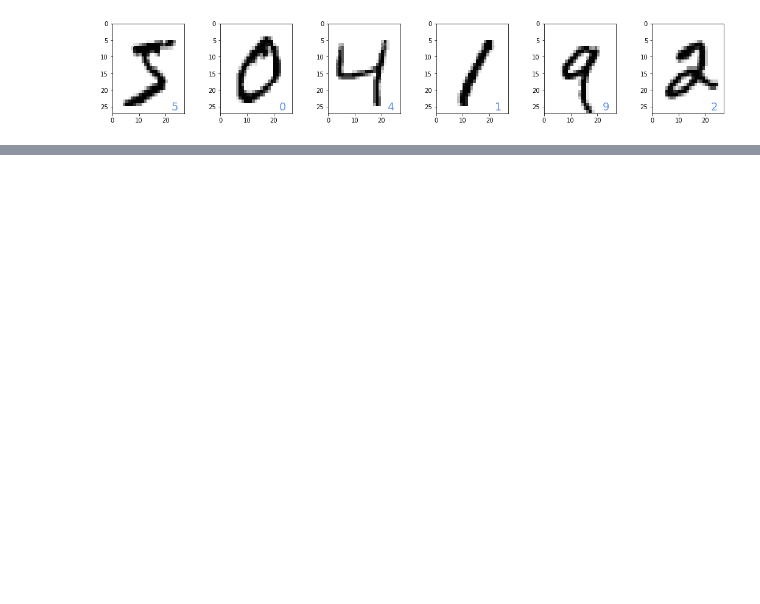
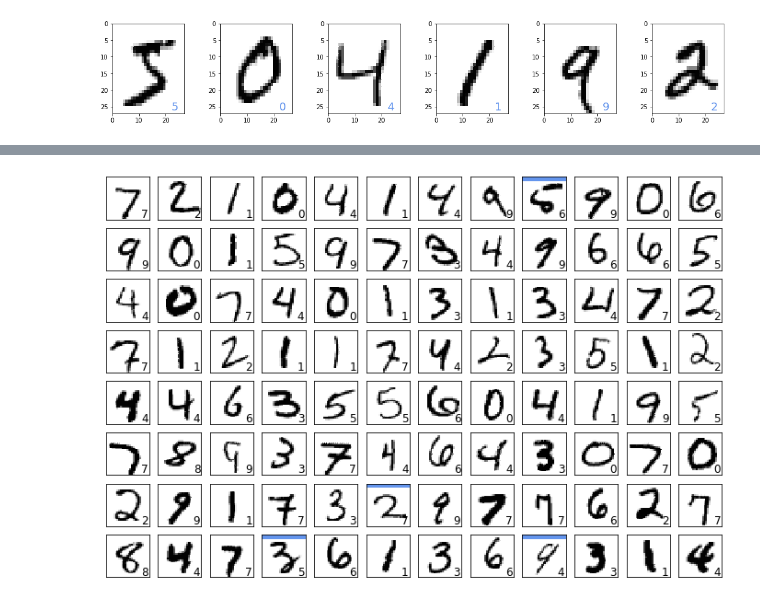
Before and after one commit to TakutoMotomura/atarashii_kikai_gakusyuu_kyoukasyo, a Jupyter notebook: chapter8.ipynb, the cells around one changed output, grey strips where cells are left out. Saved outputs shown, nothing was run; the diff lists cells and outputs as text; code cells hidden in the pictures; blank space fills up the shorter version.

```diff
--- a/chapter8.ipynb
+++ b/chapter8.ipynb
@@ -130,0 +166,5 @@ plt.show()
+# %%
+show_prediction()
+plt.show()
+# %% [output]
+[figure, added]
```
Also changed, not shown: parts of 4 cells of this notebook.
